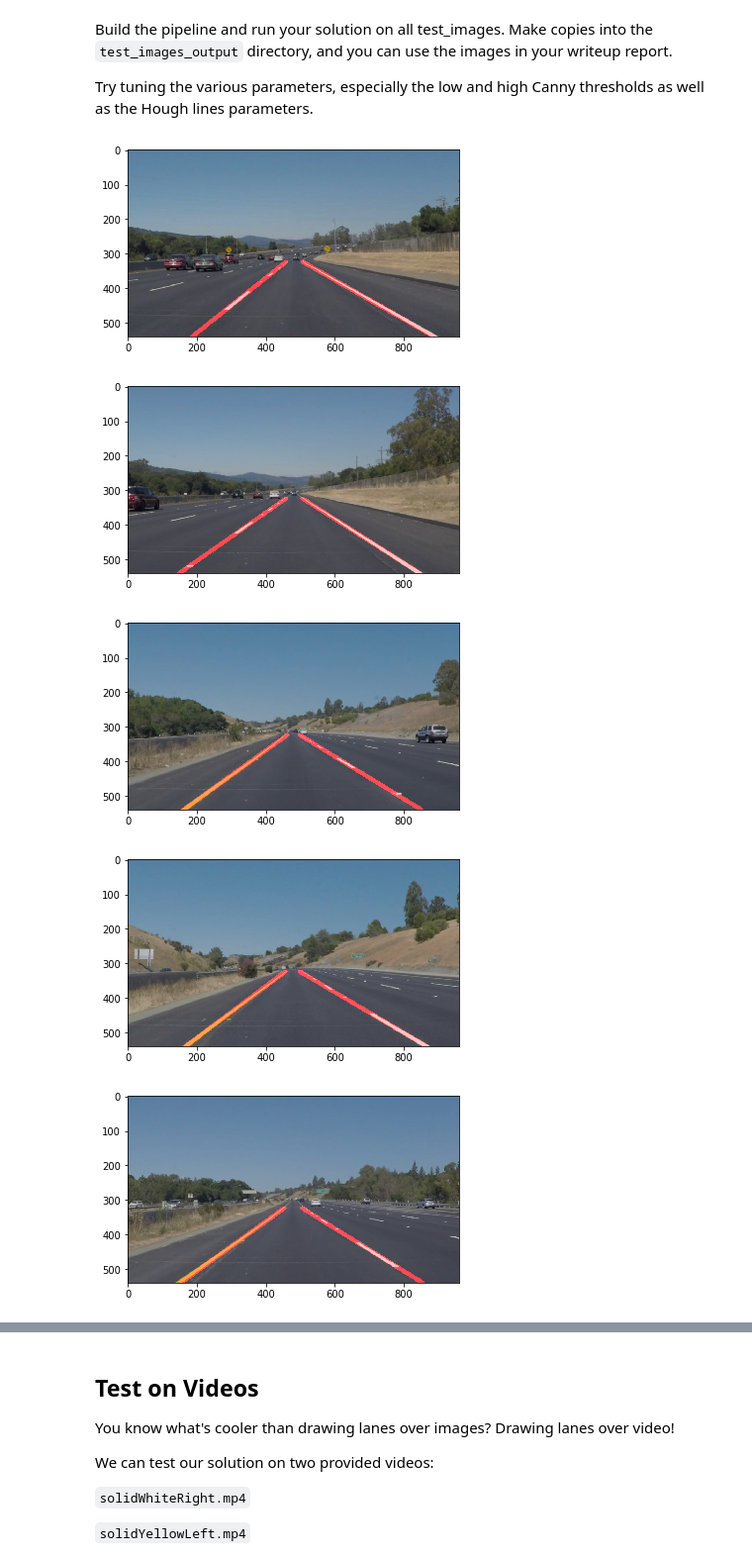
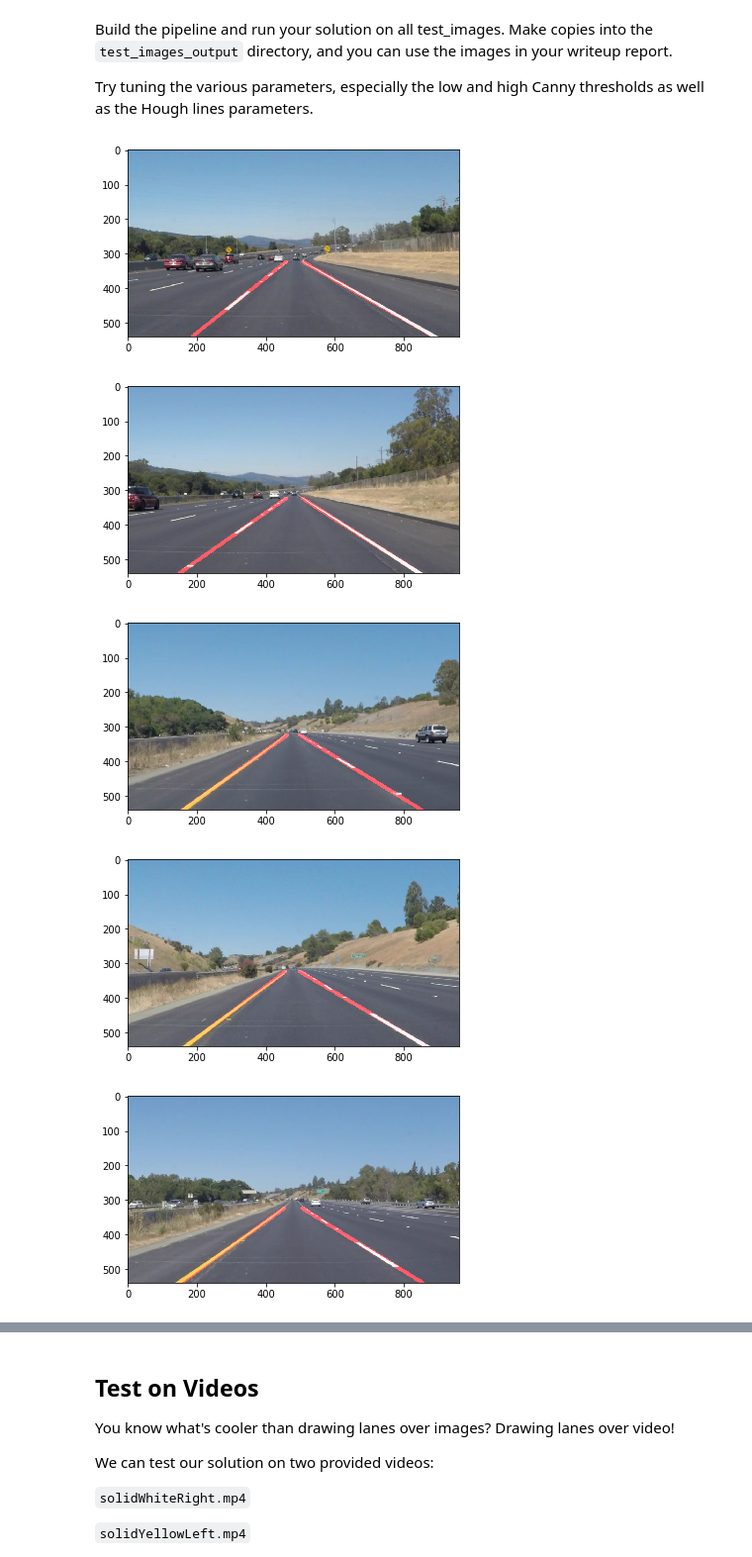
Before and after one commit to FurqanHabibi/CarND-LaneLines-P1, a Jupyter notebook: P1.ipynb, the cells around one changed output, grey strips where cells are left out. Shown: that part at 99% size. Saved outputs shown, nothing was run; the diff lists cells and outputs as text; code cells hidden in the pictures.

```diff
--- a/P1.ipynb
+++ b/P1.ipynb
@@ -147,6 +147,15 @@ def get_single_line(lines_and_mask):
         return [m, b, length]
     m_b_len_list = list(map(m_b_len, lines))
 
+    # Remove lines that are horizontal-like.
+    # Here I set the range of slope between -0.4 to 0.4 to be horizontal-like.
+    m_b_len_list_no_horizontal = []
+    lines_no_horizontal = []
+    for index, m_b_len in enumerate(m_b_len_list):
+        if m_b_len[0] < -0.4 or m_b_len[0] > 0.4:
+            m_b_len_list_no_horizontal.append(m_b_len_list[index])
+            lines_no_horizontal.append(lines[index])
+
     def remove_outliers(lines, m_b_len_list, m_or_b):
         # Create list of the lines' m / b values. Repeat the m / b value
         # according to the the line's length. The notion being the line's length
@@ -169,7 +178,7 @@ def get_single_line(lines_and_mask):
         return lines_good, m_b_len_list_good
 
     # Remove outlier lines according to it's m value.
-    lines_good_m, m_b_len_list_good_m = remove_outliers(lines, m_b_len_list, 0)
+    lines_good_m, m_b_len_list_good_m = remove_outliers(lines_no_horizontal, m_b_len_list_no_horizontal, 0)
 
     # Remove outlier lines according to it's b value.
     lines_good_m_good_b, m_b_len_list_good_m_good_b = remove_outliers(lines_good_m, m_b_len_list_good_m, 1)
@@ -181,9 +190,9 @@ def get_single_line(lines_and_mask):
     bottom = mask[0,0,1]
     top = mask[0,1,1]
     return [[int((bottom-reduced_m_b_len[1])/reduced_m_b_len[0]),bottom,int((top-reduced_m_b_len[1])/reduced_m_b_len[0]),top]]
-    #return lines_good_m_good_b
 
-def draw_lines(img, lines, mask, color=[255, 0, 0], thickness=12):
+
+def draw_lines(img, lines, mask, color=[255, 0, 0], thickness=10):
     """
     NOTE: this is the function you might want to use as a starting point once you want to
     average/extrapolate the line segments you detect to map out the full
@@ -261,42 +270,49 @@ Try tuning the various parameters, especially the low and high Canny thresholds
 # %%
 # TODO: Build your pipeline that will draw lane lines on the test_images
 # then save them to the test_images directory.
 
-for image_path in test_images:
-    # Read the image
-    image = mpimg.imread(image_path)
+def detect_lane(image):
+    # Get the image size
     imshape = image.shape
 
     # Grayscale the image
     grayscale_image = grayscale(image)
 
     # Apply gaussian blur
     blurred_image = gaussian_blur(grayscale_image, 5)
 
     # Apply canny edge detection
     edges_image = canny(blurred_image, 50, 150)
 
     # Mask the region of interest
     vertices = np.array([[(0,imshape[0]), (imshape[1]*5/12, imshape[0]*3/5), (imshape[1]*7/12, imshape[0]*3/5), (imshape[1],imshape[0])]], dtype=np.int32)
     masked_image = region_of_interest(edges_image, vertices)
 
     # Apply hough transformation to detect lines
     rho = 1 # distance resolution in pixels of the Hough grid
     theta = np.pi/180 # angular resolution in radians of the Hough grid
     threshold = 10     # minimum number of votes (intersections in Hough grid cell)
     min_line_len = 10 #minimum number of pixels making up a line
     max_line_gap = 10    # maximum gap in pixels between connectable line segments
     lines_image = hough_lines(masked_image, rho, theta, threshold, min_line_len, max_line_gap, vertices)
-    #color_edges_image = np.dstack((edges_image, edges_image, edges_image))
-    #weighted_lines_image = weighted_img(lines_image, color_edges_image, α=0.8, β=1., λ=0.)
-    weighted_lines_image = weighted_img(lines_image, image, α=0.8, β=1., λ=0.)
+    return weighted_img(lines_image, image, α=1., β=1., λ=0.)
+
+for image_path in test_images:
+    # Read the image
+    image = mpimg.imread(image_path)
+
+    # Run the image through the pipeline
+    detected_lane_image = detect_lane(image)
 
     # Show the image
     plt.figure()
-    plt.imshow(weighted_lines_image)
+    plt.imshow(detected_lane_image, cmap='gray')
+
+    # Save the image
+    mpimg.imsave(image_path.replace('test_images','test_images_output').replace('.jpg', '')+'_detected.jpg', detected_lane_image, format='jpg', cmap='gray')
 # %% [output]
-[figure, old version]
+[figure, new version]
-[figure, old version]
+[figure, new version]
-[figure, old version]
+[figure, new version]
-[figure, old version]
+[figure, new version]
-[figure, old version]
+[figure, new version]
```
Also changed, not shown: parts of 8 cells of this notebook, 9 other files.
